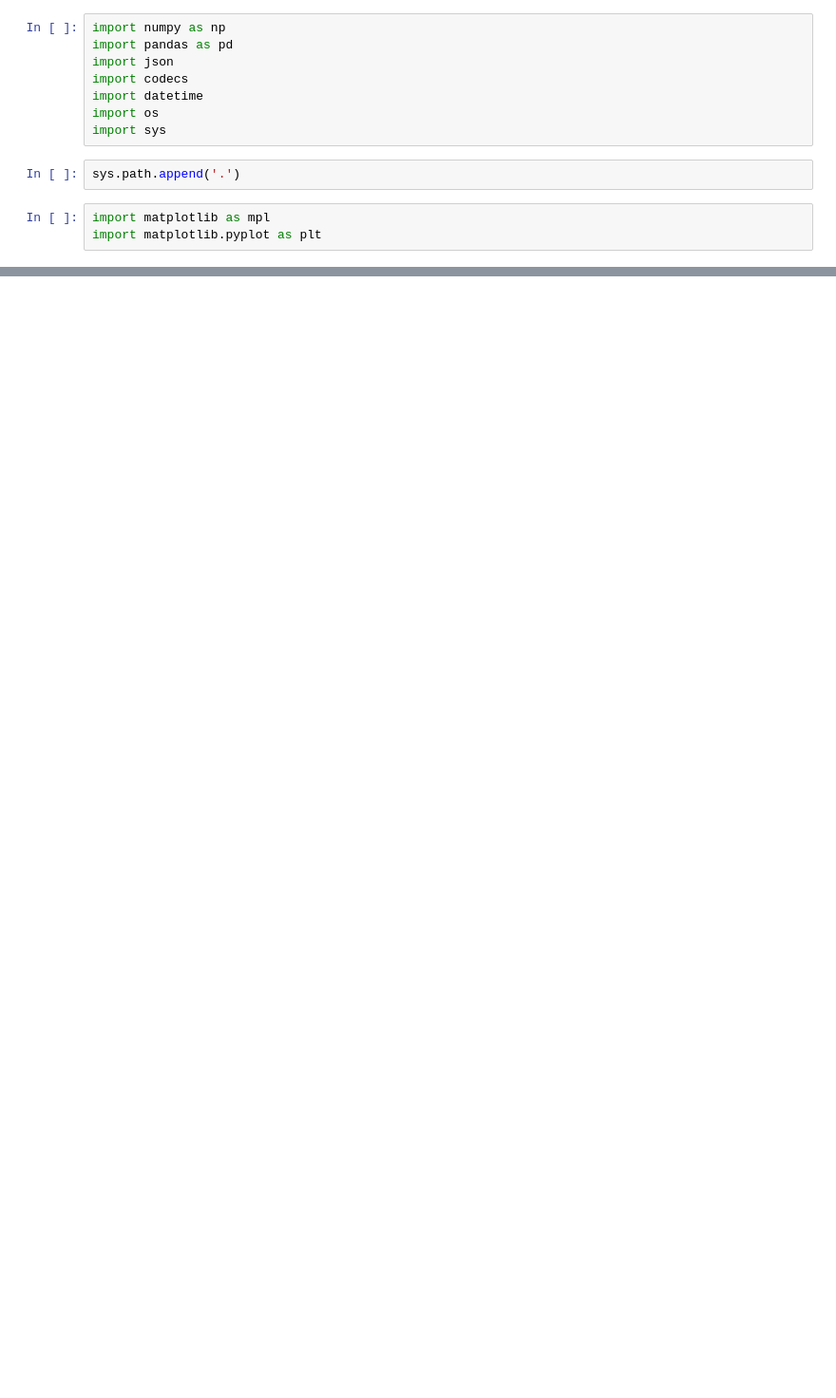
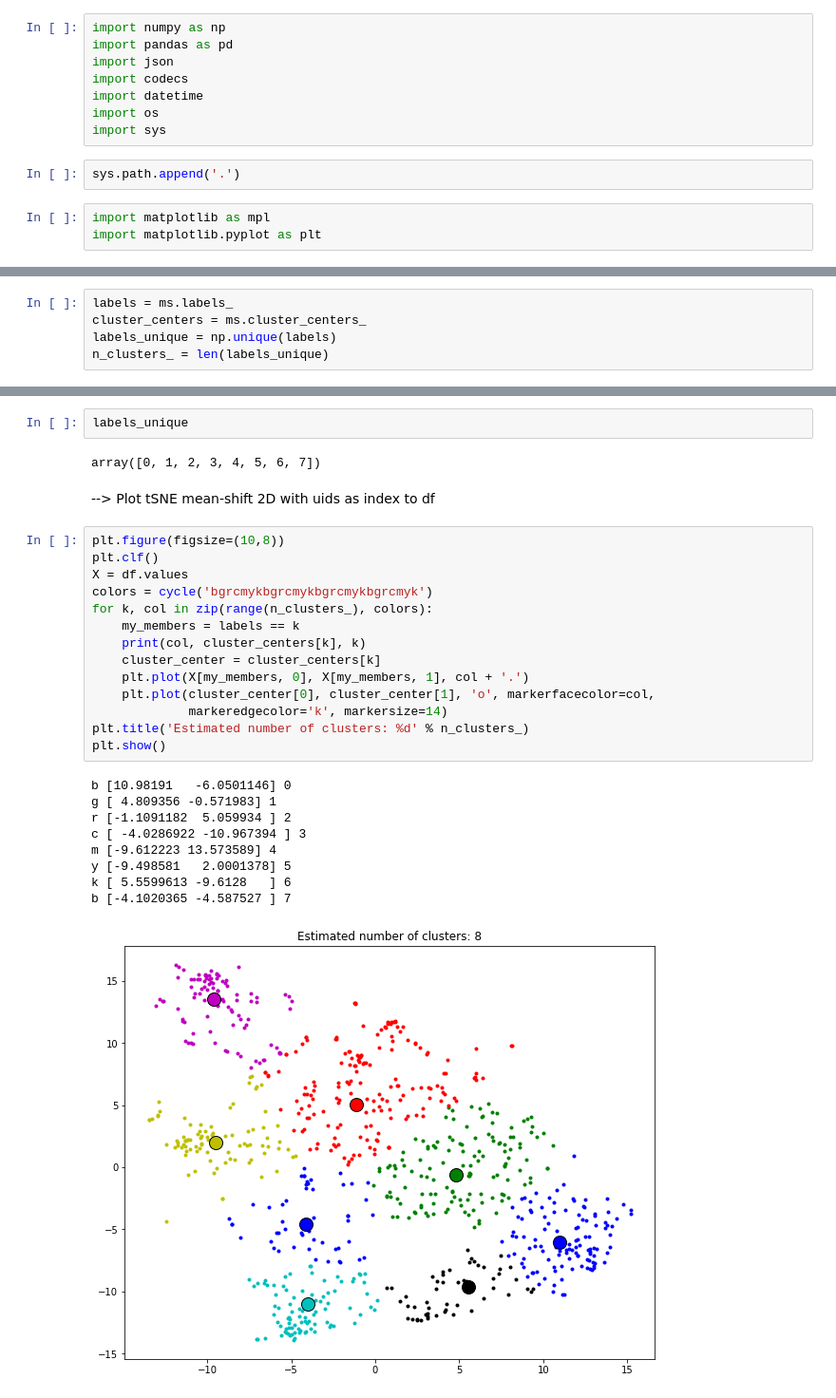
Before and after one commit to oavioz/Louie7Predictors, a Jupyter notebook: metadata_to_vec.ipynb, the cells around one changed output, grey strips where cells are left out. Shown at 95% size. Cells and saved outputs as stored; diff of their text form; blank space fills up the shorter version.

```diff
--- a/metadata_to_vec.ipynb
+++ b/metadata_to_vec.ipynb
@@ -295,0 +218,5 @@ ar(train, test, 2, True)
+# %%
+labels = ms.labels_
+cluster_centers = ms.cluster_centers_
+labels_unique = np.unique(labels)
+n_clusters_ = len(labels_unique)
@@ -295,0 +234,30 @@ ar(train, test, 2, True)
+# %%
+labels_unique
+# %% [output]
+array([0, 1, 2, 3, 4, 5, 6, 7])
+# %% [markdown]
+--> Plot tSNE mean-shift 2D with uids as index to df
+# %%
+plt.figure(figsize=(10,8))
+plt.clf()
+X = df.values
+colors = cycle('bgrcmykbgrcmykbgrcmykbgrcmyk')
+for k, col in zip(range(n_clusters_), colors):
+    my_members = labels == k
+    print(col, cluster_centers[k], k)
+    cluster_center = cluster_centers[k]
+    plt.plot(X[my_members, 0], X[my_members, 1], col + '.')
+    plt.plot(cluster_center[0], cluster_center[1], 'o', markerfacecolor=col,
+             markeredgecolor='k', markersize=14)
+plt.title('Estimated number of clusters: %d' % n_clusters_)
+plt.show()
+# %% [output]
+b [10.98191   -6.0501146] 0
+g [ 4.809356 -0.571983] 1
+r [-1.1091182  5.059934 ] 2
+c [ -4.0286922 -10.967394 ] 3
+m [-9.612223 13.573589] 4
+y [-9.498581   2.0001378] 5
+k [ 5.5599613 -9.6128   ] 6
+b [-4.1020365 -4.587527 ] 7
+[figure, added]
```
Also changed, not shown: parts of 138 cells of this notebook, 1 other file.
